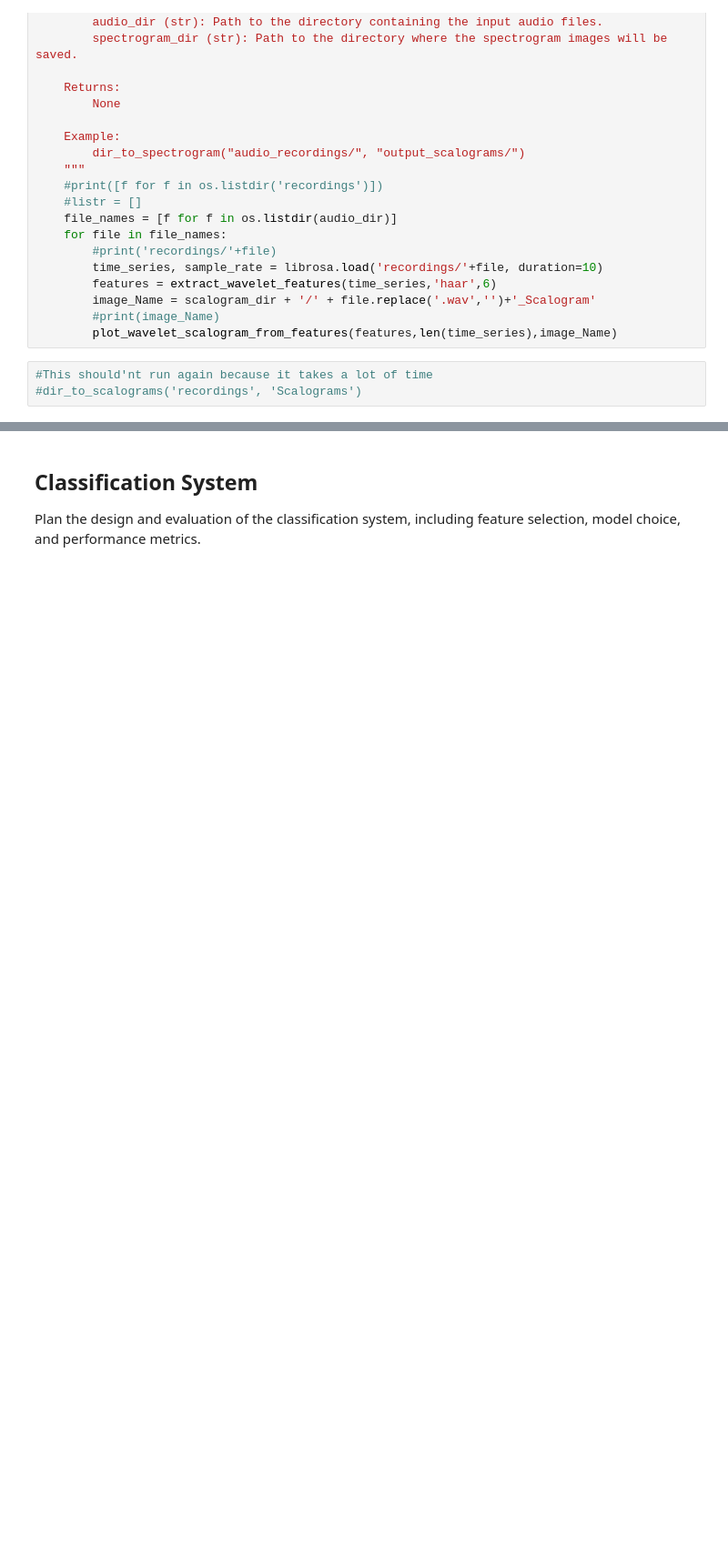
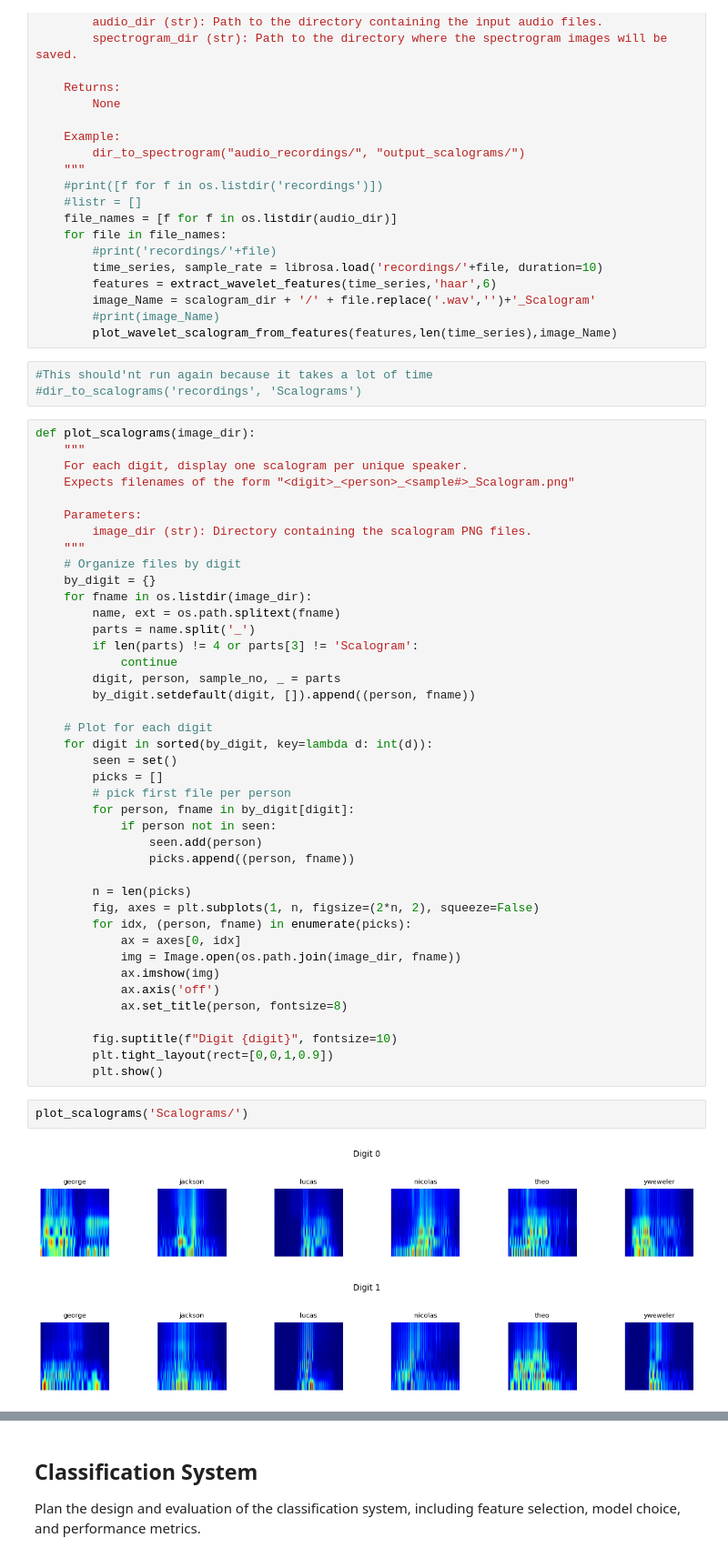
Before and after one commit to MYMutawa/Audio-Signal-Classification, a Jupyter notebook: Audio-Signal-Classification.ipynb, the cells around one changed output, grey strips where cells are left out. Shown at 91% size. Cells and saved outputs as stored; diff of their text form; blank space fills up the shorter version.

```diff
--- a/Audio-Signal-Classification.ipynb
+++ b/Audio-Signal-Classification.ipynb
@@ -268,3 +291,49 @@ def dir_to_scalograms(audio_dir, scalogram_dir):
 # %%
 #This should'nt run again because it takes a lot of time
 #dir_to_scalograms('recordings', 'Scalograms')
+# %%
+def plot_scalograms(image_dir):
+    """
+    For each digit, display one scalogram per unique speaker.
+    Expects filenames of the form "<digit>_<person>_<sample#>_Scalogram.png"
+
+    Parameters:
+        image_dir (str): Directory containing the scalogram PNG files.
+    """
+    # Organize files by digit
+    by_digit = {}
+    for fname in os.listdir(image_dir):
+        name, ext = os.path.splitext(fname)
+        parts = name.split('_')
+        if len(parts) != 4 or parts[3] != 'Scalogram':
+            continue
+        digit, person, sample_no, _ = parts
+        by_digit.setdefault(digit, []).append((person, fname))
+
+    # Plot for each digit
+    for digit in sorted(by_digit, key=lambda d: int(d)):
+        seen = set()
+        picks = []
+        # pick first file per person
+        for person, fname in by_digit[digit]:
+            if person not in seen:
+                seen.add(person)
+                picks.append((person, fname))
+
+        n = len(picks)
+        fig, axes = plt.subplots(1, n, figsize=(2*n, 2), squeeze=False)
+        for idx, (person, fname) in enumerate(picks):
+            ax = axes[0, idx]
+            img = Image.open(os.path.join(image_dir, fname))
+            ax.imshow(img)
+            ax.axis('off')
+            ax.set_title(person, fontsize=8)
+
+        fig.suptitle(f"Digit {digit}", fontsize=10)
+        plt.tight_layout(rect=[0,0,1,0.9])
+        plt.show()
+# %%
+plot_scalograms('Scalograms/')
+# %% [output]
+[figure, added]
+[figure, added]
```
Also changed, not shown: parts of 8 cells of this notebook, 1 other file.
